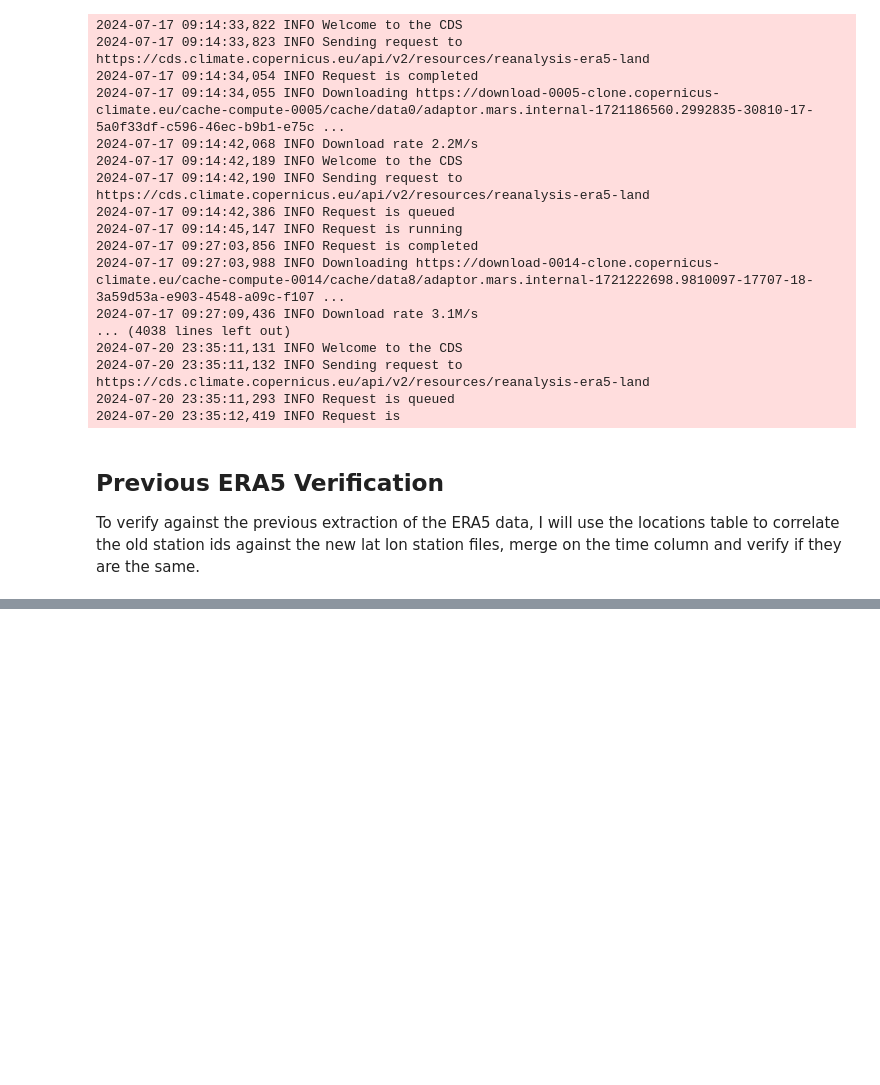
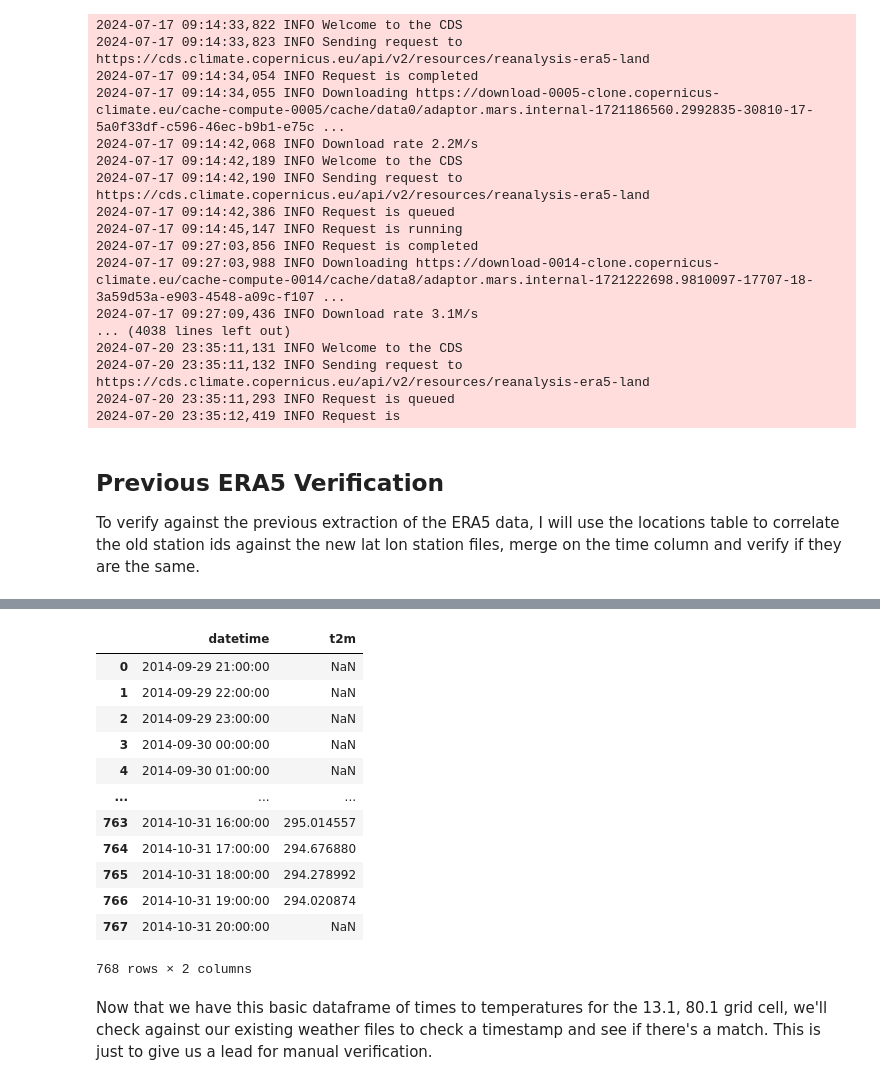
Before and after one commit to jesuslovesyiyi/Resilient_energy_network, a Jupyter notebook: data_preparation/era5_processing.ipynb, the cells around one changed output, grey strips where cells are left out. Drawn from its saved outputs; the diff is of its cells as text; code cells hidden in the pictures; blank space fills up the shorter version.

Commit message:
Push latest data notebooks

```diff
--- a/data_preparation/era5_processing.ipynb
+++ b/data_preparation/era5_processing.ipynb
@@ -284,0 +351,2 @@ IndexError: index 0 is out of bounds for axis 0 with size 0
+# %%
+grid_slice_reshaped = np.squeeze(grid_slice_reshaped)
@@ -284,0 +357,3 @@ IndexError: index 0 is out of bounds for axis 0 with size 0
+# %%
+hours = pd.Series([pd.Timedelta(hours=i) for i in range(1, 25)])
+hours
@@ -284,0 +378,6 @@ IndexError: index 0 is out of bounds for axis 0 with size 0
+# %%
+time_series = []
+for base_time in time_s:
+    time_series.append(base_time + hours)
+
+time_final = pd.concat(time_series, axis=0, ignore_index=True)
@@ -284,0 +399,20 @@ IndexError: index 0 is out of bounds for axis 0 with size 0
+# %%
+test_df = pd.DataFrame({'datetime' : time_final, 't2m' : grid_slice_reshaped})
+# %%
+test_df
+# %% [output]
+|  | datetime | t2m |
+| 0 | 2014-09-29 21:00:00 | NaN |
+| 1 | 2014-09-29 22:00:00 | NaN |
+| 2 | 2014-09-29 23:00:00 | NaN |
+| 3 | 2014-09-30 00:00:00 | NaN |
+| 4 | 2014-09-30 01:00:00 | NaN |
+| ... | ... | ... |
+| 763 | 2014-10-31 16:00:00 | 295.014557 |
+| 764 | 2014-10-31 17:00:00 | 294.676880 |
+| 765 | 2014-10-31 18:00:00 | 294.278992 |
+| 766 | 2014-10-31 19:00:00 | 294.020874 |
+| 767 | 2014-10-31 20:00:00 | NaN |
+768 rows × 2 columns
+# %% [markdown]
+Now that we have this basic dataframe of times to temperatures for the 13.1, 80.1 grid cell, we'll check against our existing weather files to check a timestamp and see if there's a match. This is just to give us a lead for manual verification.
```
Also changed, not shown: parts of 14 cells of this notebook.
